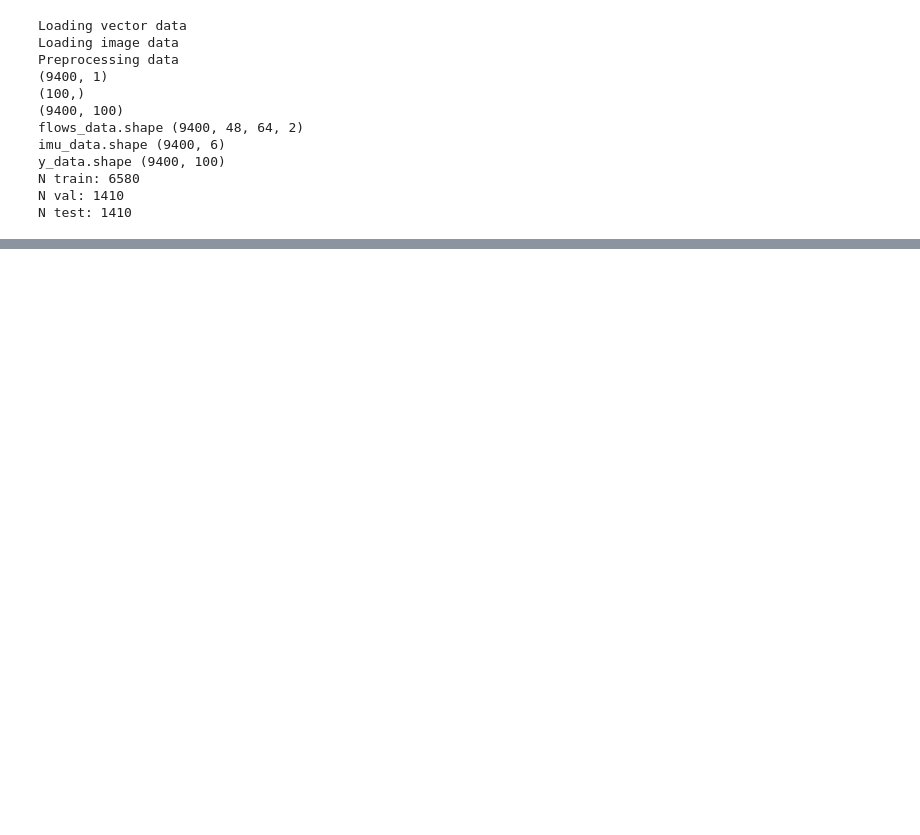
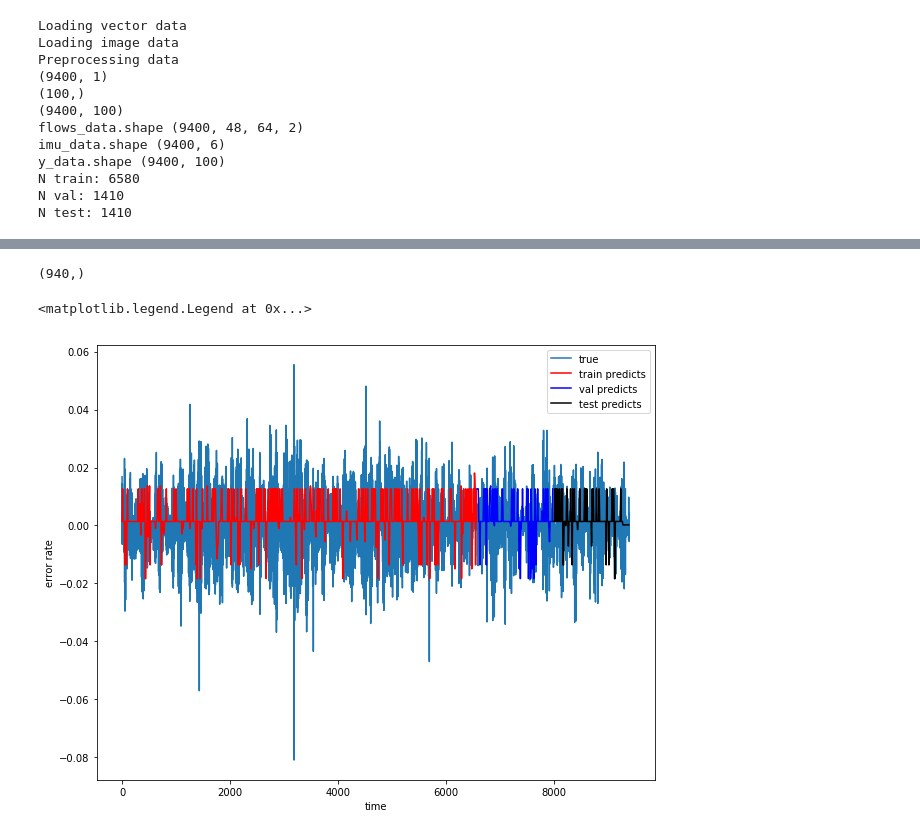
Before and after one commit to chelseas/teach-me-to-tango, a Jupyter notebook: plotting.ipynb, the cells around one changed output, grey strips where cells are left out. Saved outputs shown, nothing was run; the diff lists cells and outputs as text; code cells hidden in the pictures; blank space fills up the shorter version.

Commit message:
Deep RNN predictions, a tad course Ill admit

```diff
--- a/plotting.ipynb
+++ b/plotting.ipynb
@@ -144,19 +140,27 @@ Caused by op 'lstm_1/random_uniform/RandomUniform', defined at:
 start_ind = 0
 sequence_length = 10
 batch_size = 32
-raw_predicts = np.zeros((N_flows, 100)) # class scores for 100 classes
+raw_predicts = np.zeros((int(N_flows/10), 100)) # class scores for 100 classes
+pred_ind = 0
 while start_ind + sequence_length*batch_size < N_flows:
-    x_img_batch, x_imu_batch, y_batch, start_ind = sample_indep_seq_batch(batch_size, sequence_length, flows_data, imu_data, y_data, start_ind=start_ind)
-    raw_predicts[start_ind - sequence_length*batch_size:10:start_ind, :] = model.predict([x_img_batch, x_imu_batch], verbose=2, batch_size=batch_size)
+    x_img_batch, x_imu_batch, y_batch, start_ind = utilities.sample_indep_seq_batch(batch_size, sequence_length, flows_data, imu_data, y_data, start_ind=start_ind)
+    raw_predicts[pred_ind:pred_ind+batch_size, :] = model.predict([x_img_batch, x_imu_batch], verbose=2, batch_size=batch_size)
+    pred_ind += batch_size
 # %%
 class_predicts = np.argmax(raw_predicts, axis=-1)
 err_predicts = mean[class_predicts]
+err_predicts.shape
+# %% [output]
+(940,)
 # %%
 plt.figure()
 plt.plot(y_data_orig, label="true")
-plt.plot(err_predicts[0:N_training], label="train predicts", color="red")
-plt.plot(err_predicts[N_training:N_training+N_validation], label="val predicts", color="blue")
-plt.plot(err_predicts[N_training+N_validation:], label="test predicts", color="black")
+plt.plot(range(0,N_training,10),err_predicts[0:int(N_training/10)], label="train predicts", color="red")
+plt.plot(range(N_training,N_training+N_validation,10),err_predicts[int(N_training/10):int((N_training+N_validation)/10)], label="val predicts", color="blue")
+plt.plot(range(N_training+N_validation,N_flows, 10),err_predicts[int((N_training+N_validation)/10):], label="test predicts", color="black")
 plt.xlabel("time")
 plt.ylabel("error rate")
 plt.legend()
+# %% [output]
+<matplotlib.legend.Legend at 0x...>
+[figure, added]
```
Also changed, not shown: parts of 6 cells of this notebook, 2 other files.
